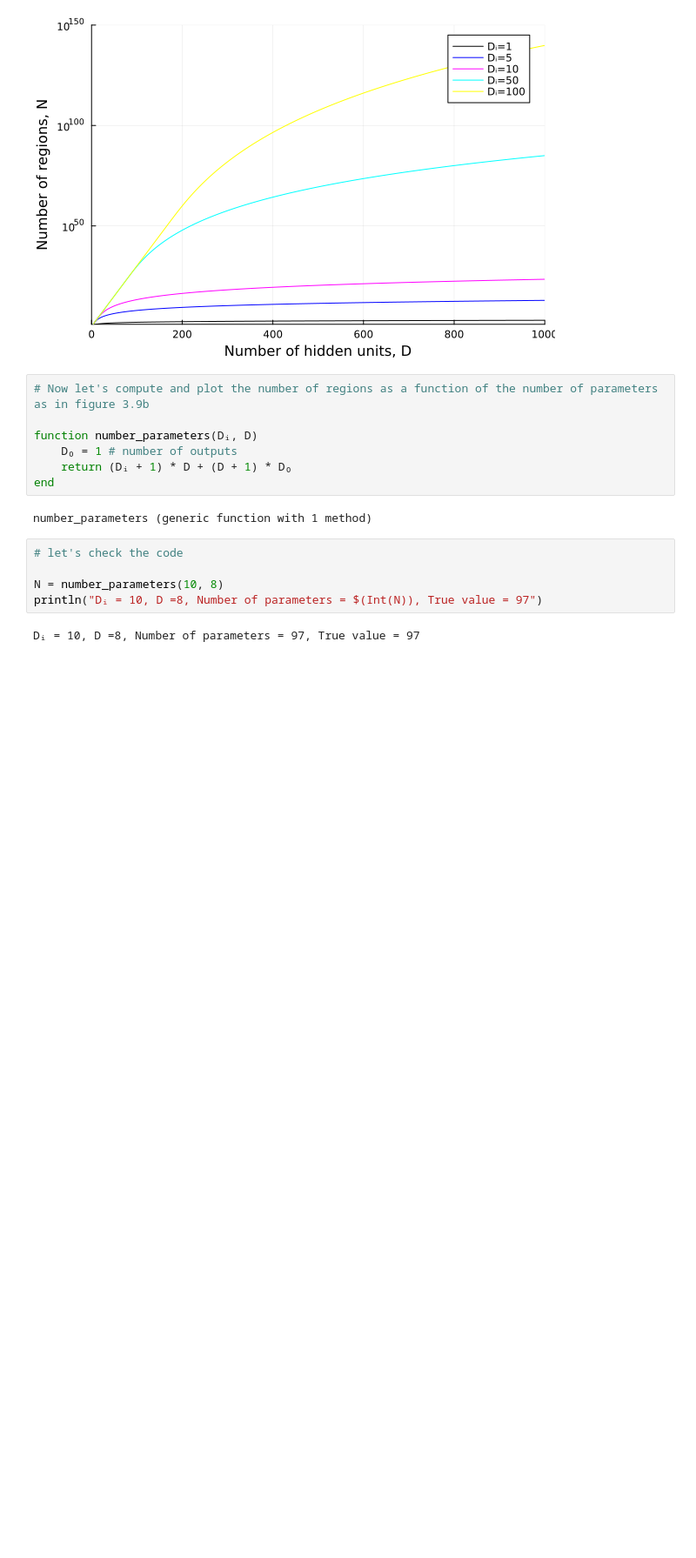
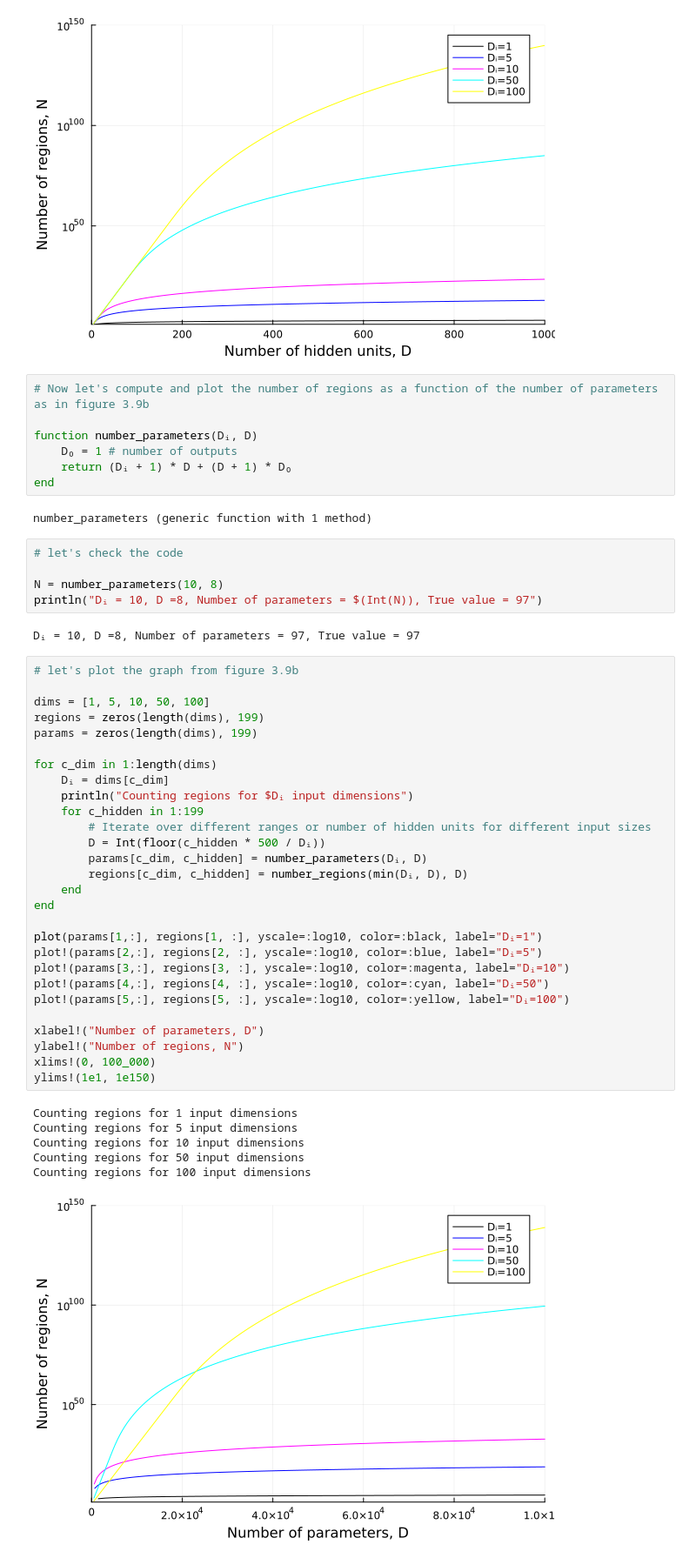
Before and after one commit to mirajcs/udl-julia, a Jupyter notebook: 3_3_Shallow_Network_Regions.ipynb, the cells around one changed output. Shown at 87% size. Cells and saved outputs as stored; diff of their text form; blank space fills up the shorter version.

Commit message:
add plot

```diff
--- a/3_3_Shallow_Network_Regions.ipynb
+++ b/3_3_Shallow_Network_Regions.ipynb
@@ -83,3 +83,38 @@ N = number_parameters(10, 8)
 println("Dᵢ = 10, D =8, Number of parameters = $(Int(N)), True value = 97")
 # %% [output]
 Dᵢ = 10, D =8, Number of parameters = 97, True value = 97
+# %%
+# let's plot the graph from figure 3.9b
+
+dims = [1, 5, 10, 50, 100]
+regions = zeros(length(dims), 199)
+params = zeros(length(dims), 199)
+
+for c_dim in 1:length(dims)
+    Dᵢ = dims[c_dim]
+    println("Counting regions for $Dᵢ input dimensions")
+    for c_hidden in 1:199
+        # Iterate over different ranges or number of hidden units for different input sizes
+        D = Int(floor(c_hidden * 500 / Dᵢ))
+        params[c_dim, c_hidden] = number_parameters(Dᵢ, D)
+        regions[c_dim, c_hidden] = number_regions(min(Dᵢ, D), D)
+    end
+end
+
+plot(params[1,:], regions[1, :], yscale=:log10, color=:black, label="Dᵢ=1")
+plot!(params[2,:], regions[2, :], yscale=:log10, color=:blue, label="Dᵢ=5")
+plot!(params[3,:], regions[3, :], yscale=:log10, color=:magenta, label="Dᵢ=10")
+plot!(params[4,:], regions[4, :], yscale=:log10, color=:cyan, label="Dᵢ=50")
+plot!(params[5,:], regions[5, :], yscale=:log10, color=:yellow, label="Dᵢ=100")
+
+xlabel!("Number of parameters, D")
+ylabel!("Number of regions, N")
+xlims!(0, 100_000)
+ylims!(1e1, 1e150)
+# %% [output]
+Counting regions for 1 input dimensions
+Counting regions for 5 input dimensions
+Counting regions for 10 input dimensions
+Counting regions for 50 input dimensions
+Counting regions for 100 input dimensions
+[figure, added]
```
